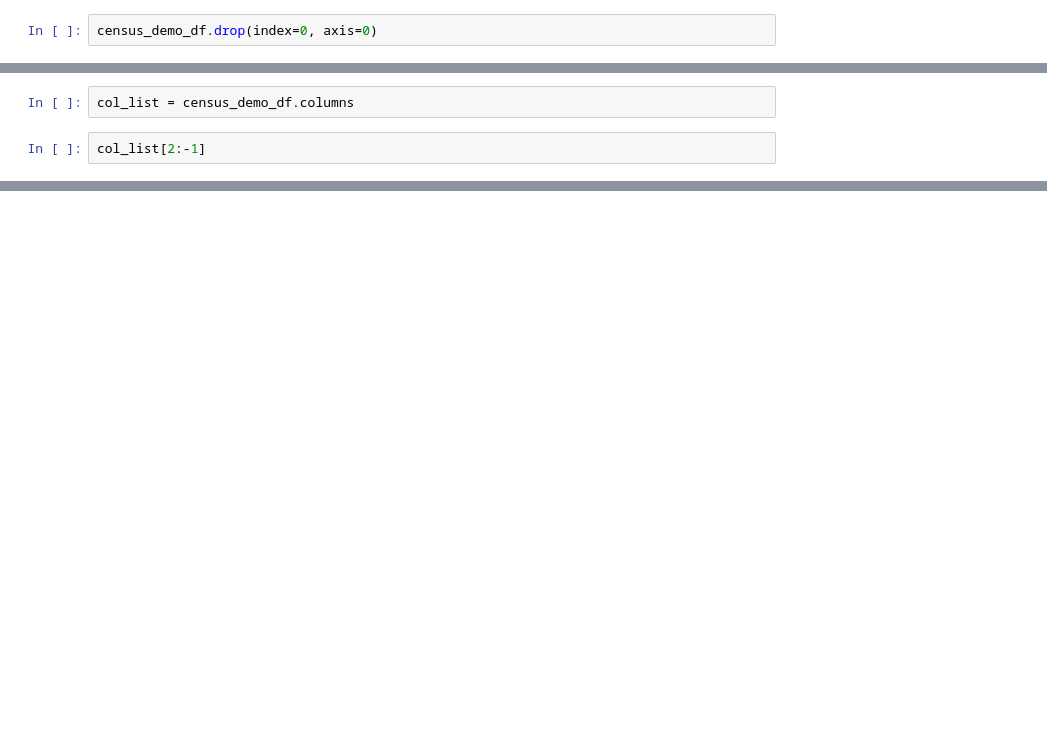
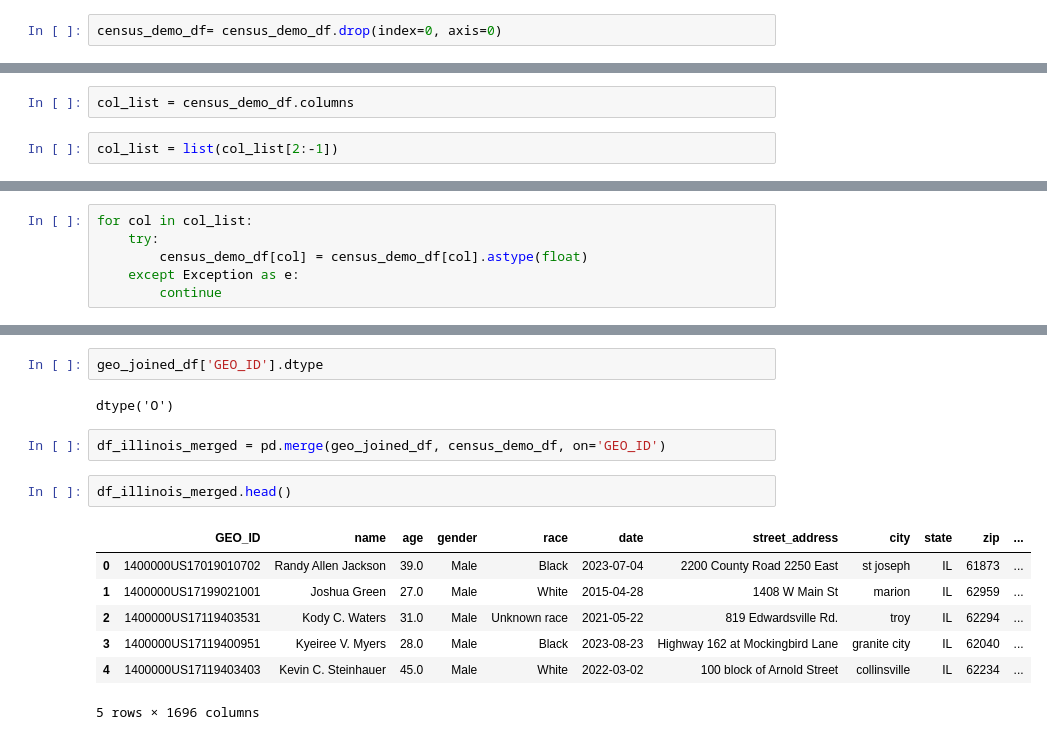
Before and after one commit to moeee08-cyber/macs-30100-police-proj, a Jupyter notebook: test_notebook.ipynb, the cells around one changed output, grey strips where cells are left out. Saved outputs shown, nothing was run; the diff lists cells and outputs as text; blank space fills up the shorter version.

```diff
--- a/test_notebook.ipynb
+++ b/test_notebook.ipynb
@@ -85,4 +85,4 @@ geo_joined_df.head()
 # %%
 census_demo_df = pd.read_csv('merged_result.csv')
 # %%
-census_demo_df.drop(index=0, axis=0)
+census_demo_df= census_demo_df.drop(index=0, axis=0)
@@ -103,4 +89,4 @@ census_demo_df.drop(index=0, axis=0)
 # %%
 col_list = census_demo_df.columns
 # %%
-col_list[2:-1]
+col_list = list(col_list[2:-1])
@@ -113,0 +93,6 @@ Index(['DP05_0001E', 'DP05_0001M', 'DP05_0002E', 'DP05_0002M', 'DP05_0003E',
+# %%
+for col in col_list:
+    try:
+        census_demo_df[col] = census_demo_df[col].astype(float)
+    except Exception as e:
+        continue
@@ -113,0 +109,16 @@ Index(['DP05_0001E', 'DP05_0001M', 'DP05_0002E', 'DP05_0002M', 'DP05_0003E',
+# %%
+geo_joined_df['GEO_ID'].dtype
+# %% [output]
+dtype('O')
+# %%
+df_illinois_merged = pd.merge(geo_joined_df, census_demo_df, on='GEO_ID')
+# %%
+df_illinois_merged.head()
+# %% [output]
+|  | GEO_ID | name | age | gender | race | date | street_address | city | state | zip | ... |
+| 0 | 1400000US17019010702 | Randy Allen Jackson | 39.0 | Male | Black | 2023-07-04 | 2200 County Road 2250 East | st joseph | IL | 61873 | ... |
+| 1 | 1400000US17199021001 | Joshua Green | 27.0 | Male | White | 2015-04-28 | 1408 W Main St | marion | IL | 62959 | ... |
+| 2 | 1400000US17119403531 | Kody C. Waters | 31.0 | Male | Unknown race | 2021-05-22 | 819 Edwardsville Rd. | troy | IL | 62294 | ... |
+| 3 | 1400000US17119400951 | Kyeiree V. Myers | 28.0 | Male | Black | 2023-08-23 | Highway 162 at Mockingbird Lane | granite city | IL | 62040 | ... |
+| 4 | 1400000US17119403403 | Kevin C. Steinhauer | 45.0 | Male | White | 2022-03-02 | 100 block of Arnold Street | collinsville | IL | 62234 | ... |
+5 rows × 1696 columns
```
Also changed, not shown: parts of 4 cells of this notebook.
